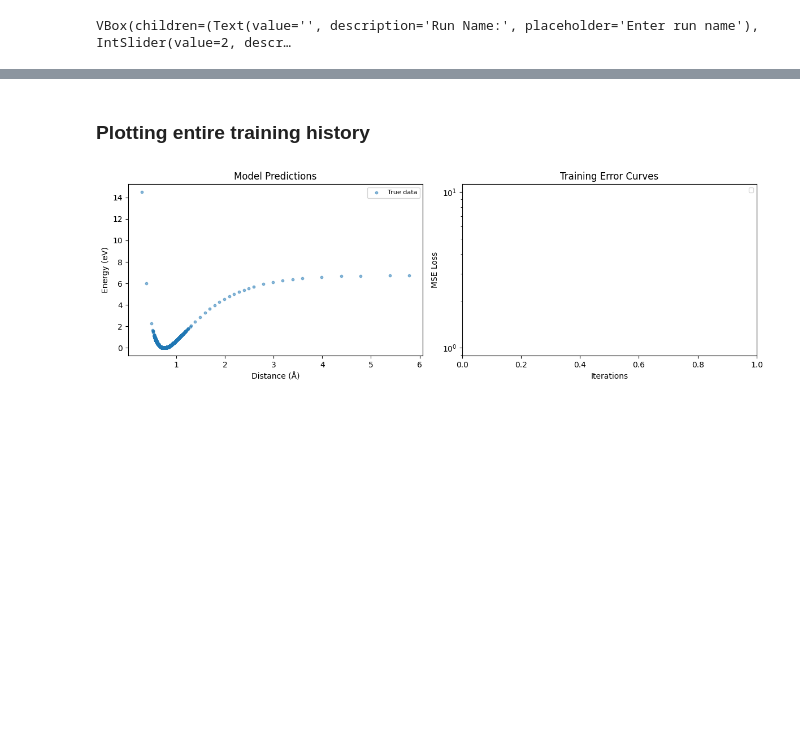
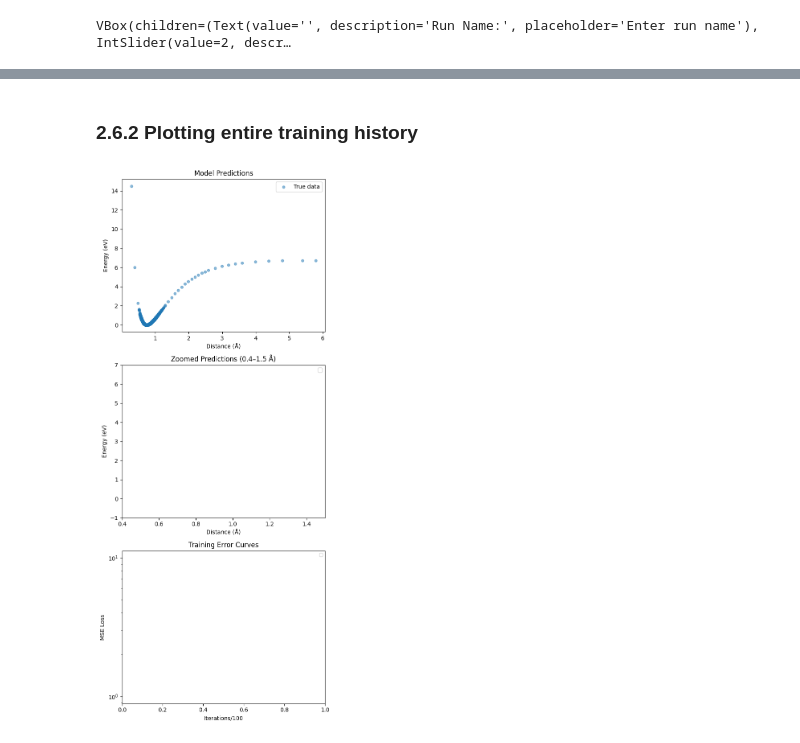
Before and after one commit to mahrossi/inct-tutorial-2025, a Jupyter notebook: Basics-GPRandNN-Tutorials/nn-notebook/nn-from-scratch-deeper.ipynb, the cells around one changed output, grey strips where cells are left out. Cells and saved outputs as stored; diff of their text form; code cells hidden in the pictures; blank space fills up the shorter version.

```diff
--- a/Basics-GPRandNN-Tutorials/nn-notebook/nn-from-scratch-deeper.ipynb
+++ b/Basics-GPRandNN-Tutorials/nn-notebook/nn-from-scratch-deeper.ipynb
@@ -557,32 +547,41 @@ VBox(children=(Text(value='', description='Run Name:', placeholder='Enter run na
 # %% [markdown]
-### Plotting entire training history
+### 2.6.2 Plotting entire training history
 # %%
-fig, axs = plt.subplots(1, 2, figsize=(12, 4))
+fig, axs = plt.subplots(3, 1, figsize=(6, 14))
 xgrid = np.arange(0, 1, 0.01)
 
-# Plot predictions
+# --- Plot 1: Full prediction ---
 for run_name, run_data in training_history.items():
-    axs[0].plot(xgrid*scalex, run_data["pred"]*scaley, label=run_name)
+    axs[0].plot(xgrid * scalex, run_data["pred"] * scaley, label=run_name)
 
-# Add true data points on the prediction plot (same as train button)
-axs[0].scatter(fullx, fully, s=10, alpha=0.5, label="True data")
-
+axs[0].scatter(fullx, fully, s=20, alpha=0.5, label="True data")
 axs[0].set_title("Model Predictions")
-axs[0].legend(fontsize=8)
 axs[0].set_xlabel("Distance (Å)")
 axs[0].set_ylabel("Energy (eV)")
+axs[0].legend(fontsize=10)
 
-# Plot error curves
+# --- Plot 2: Zoomed-in prediction (x from 0.4 to 1.5) ---
 for run_name, run_data in training_history.items():
-    axs[1].plot(run_data["error_curve"], label=run_name)
+    axs[1].plot(xgrid * scalex, run_data["pred"] * scaley, label=run_name)
 
-axs[1].set_title("Training Error Curves")
-axs[1].set_yscale("log")
-axs[1].legend(fontsize=8)
-axs[1].set_xlabel("Iterations")
-axs[1].set_ylabel("MSE Loss")
+axs[1].set_xlim(0.4, 1.5)
+axs[1].set_title("Zoomed Predictions (0.4–1.5 Å)")
+axs[1].set_xlabel("Distance (Å)")
+axs[1].set_ylabel("Energy (eV)")
+axs[1].set_ylim(-1, 7)
+axs[1].legend(fontsize=10)
+
+# --- Plot 3: Training error curves ---
+for run_name, run_data in training_history.items():
+    axs[2].plot(run_data["error_curve"], label=run_name)
+
+axs[2].set_title("Training Error Curves")
+axs[2].set_yscale("log")
+axs[2].set_xlabel("Iterations/100")
+axs[2].set_ylabel("MSE Loss")
+axs[2].legend(fontsize=8)
 
 plt.tight_layout()
 plt.show()
 # %% [output]
-[figure, old version]
+[figure, new version]
```
Also changed, not shown: parts of 14 cells of this notebook.
